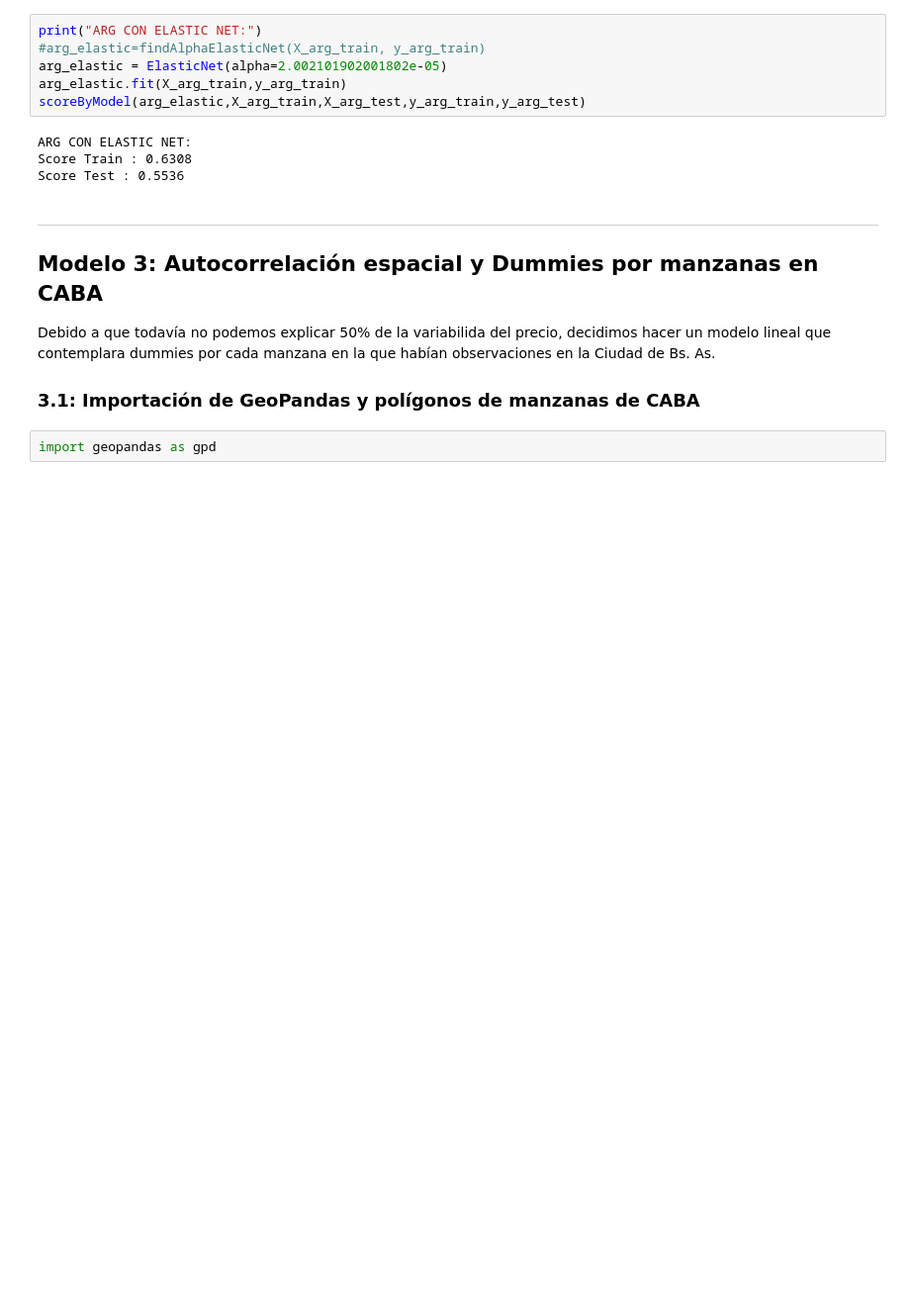
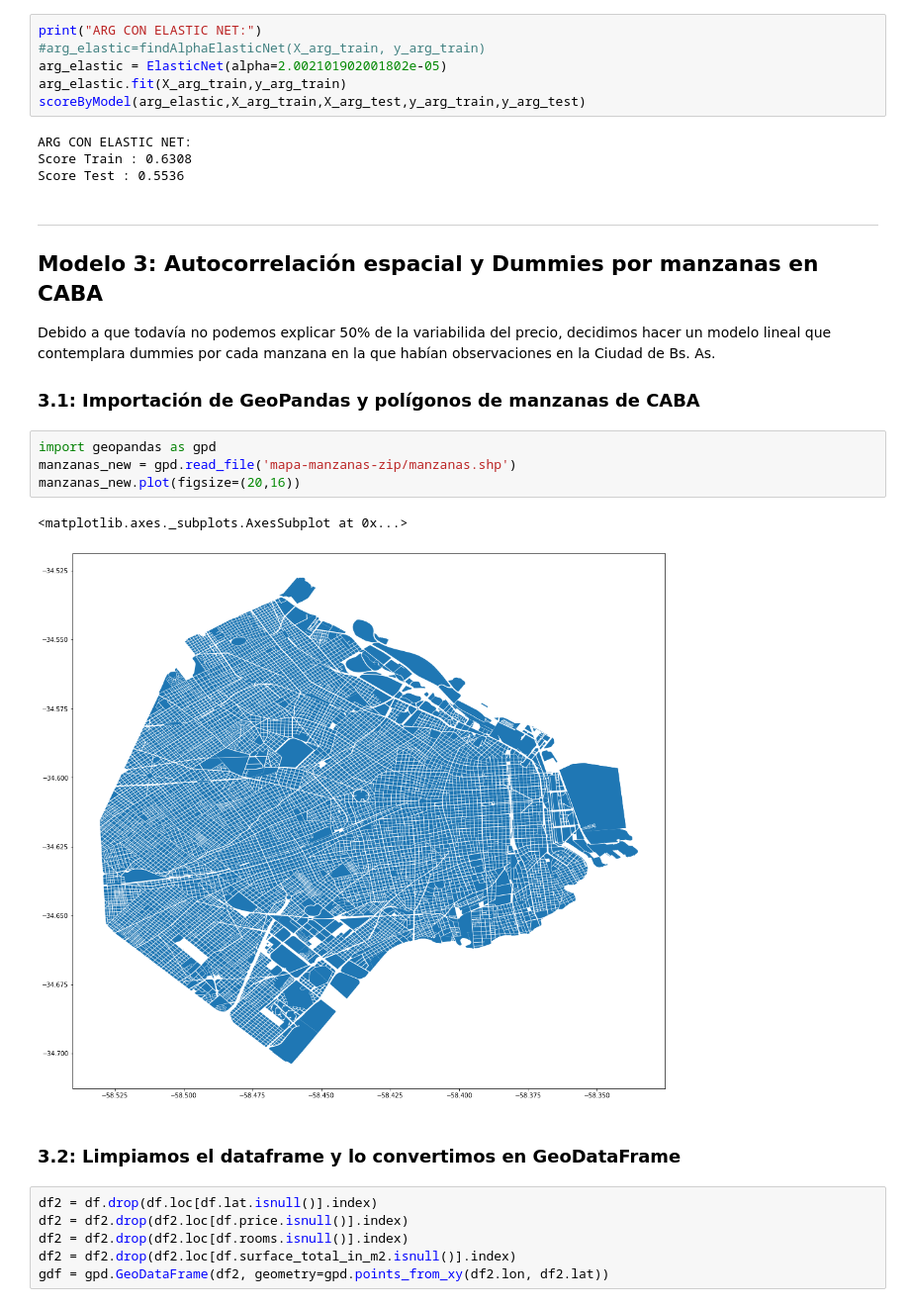
Before and after one commit to francodegio/DigitalHouse, a Jupyter notebook: Desafío 2 - Properati.ipynb, the cells around one changed output. Shown at 99% size. Drawn from its saved outputs; the diff is of its cells as text; blank space fills up the shorter version.

```diff
--- a/Desafío 2 - Properati.ipynb
+++ b/Desafío 2 - Properati.ipynb
@@ -428,5 +432,18 @@ Score Test : 0.5536
 Debido a que todavía no podemos explicar 50% de la variabilida del precio, decidimos hacer un modelo lineal que contemplara dummies por cada manzana en la que habían observaciones en la Ciudad de Bs. As.
 
 ### 3.1: Importación de GeoPandas y polígonos de manzanas de CABA
-# %%
-import geopandas as gpd
+# %%
+import geopandas as gpd
+manzanas_new = gpd.read_file('mapa-manzanas-zip/manzanas.shp')
+manzanas_new.plot(figsize=(20,16))
+# %% [output]
+<matplotlib.axes._subplots.AxesSubplot at 0x...>
+[figure, added]
+# %% [markdown]
+### 3.2: Limpiamos el dataframe y lo convertimos en GeoDataFrame
+# %%
+df2 = df.drop(df.loc[df.lat.isnull()].index)
+df2 = df2.drop(df2.loc[df.price.isnull()].index)
+df2 = df2.drop(df2.loc[df.rooms.isnull()].index)
+df2 = df2.drop(df2.loc[df.surface_total_in_m2.isnull()].index)
+gdf = gpd.GeoDataFrame(df2, geometry=gpd.points_from_xy(df2.lon, df2.lat))
```
Also changed, not shown: parts of 30 cells of this notebook, 7 other files.
